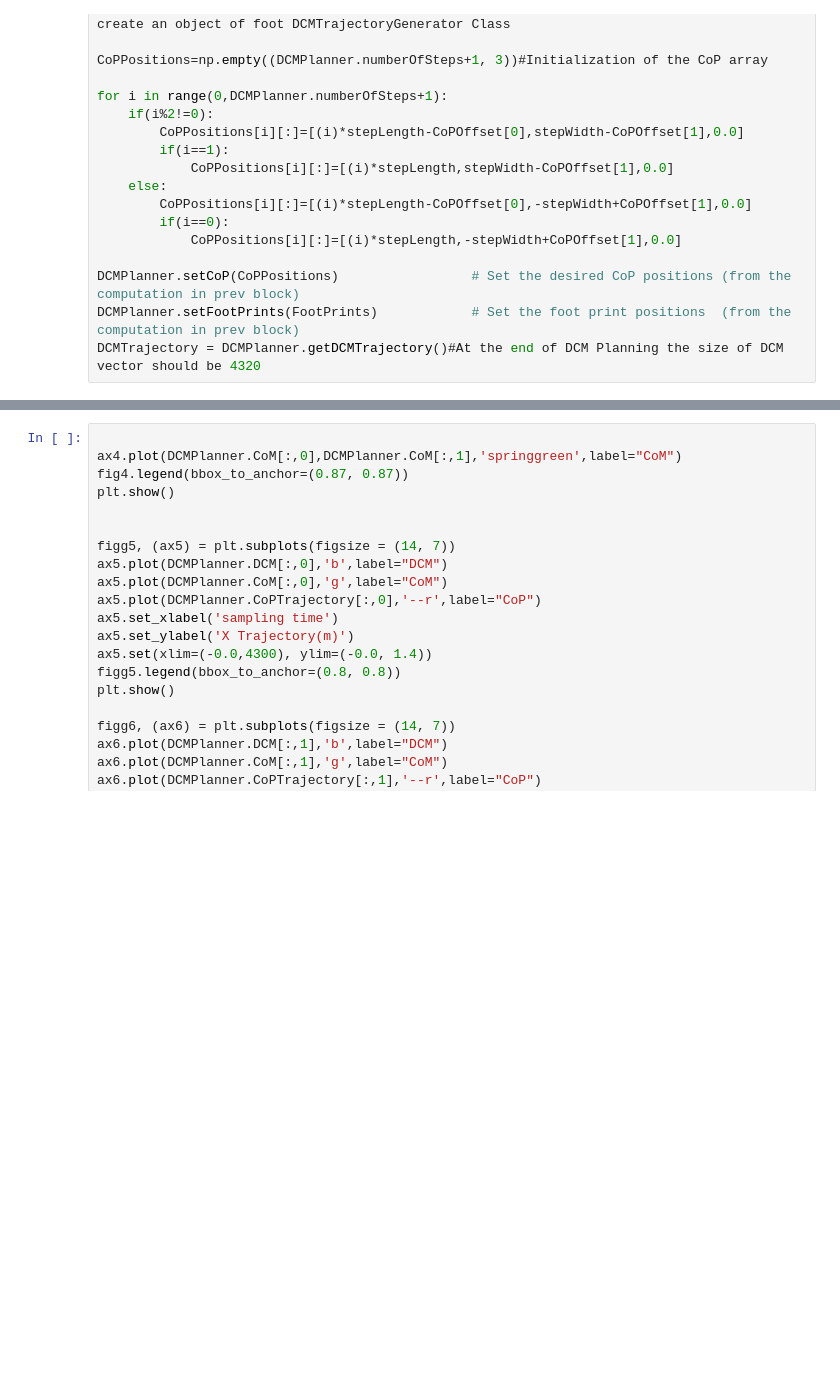
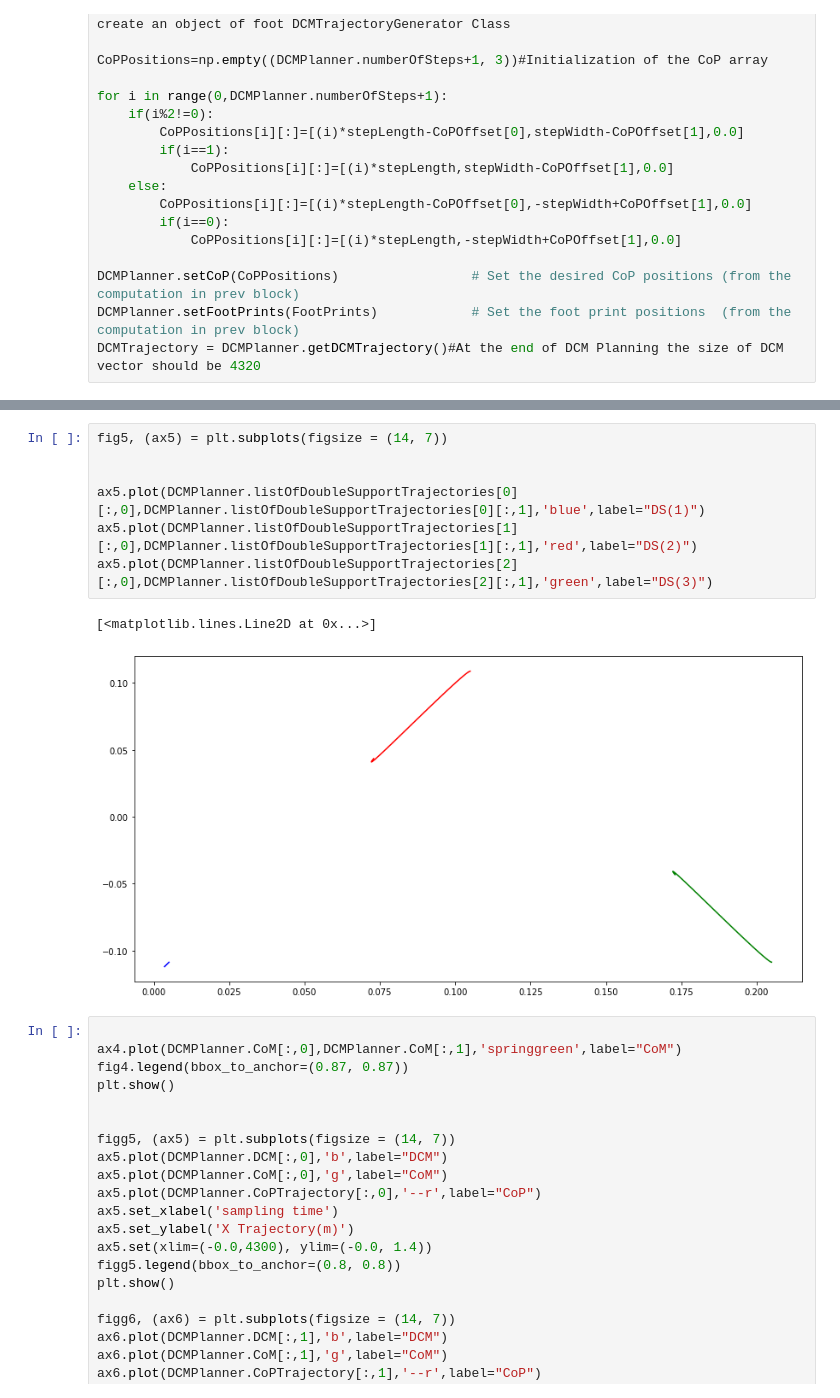
Before and after one commit to RenardDesNeiges/legged_dcm_project, a Jupyter notebook: code/test_notebook.ipynb, the cells around one changed output, grey strips where cells are left out. Cells and saved outputs as stored; diff of their text form; blank space fills up the shorter version.

```diff
--- a/code/test_notebook.ipynb
+++ b/code/test_notebook.ipynb
@@ -82,3 +102,13 @@ fig4.legend(bbox_to_anchor=(0.87, 0.87))
+# %%
+fig5, (ax5) = plt.subplots(figsize = (14, 7))
+
+
+ax5.plot(DCMPlanner.listOfDoubleSupportTrajectories[0][:,0],DCMPlanner.listOfDoubleSupportTrajectories[0][:,1],'blue',label="DS(1)")
+ax5.plot(DCMPlanner.listOfDoubleSupportTrajectories[1][:,0],DCMPlanner.listOfDoubleSupportTrajectories[1][:,1],'red',label="DS(2)")
+ax5.plot(DCMPlanner.listOfDoubleSupportTrajectories[2][:,0],DCMPlanner.listOfDoubleSupportTrajectories[2][:,1],'green',label="DS(3)")
+# %% [output]
+[<matplotlib.lines.Line2D at 0x...>]
+[figure, added]
 # %%
 
 ax4.plot(DCMPlanner.CoM[:,0],DCMPlanner.CoM[:,1],'springgreen',label="CoM")
```
Also changed, not shown: parts of 2 cells of this notebook, 1 other file.
